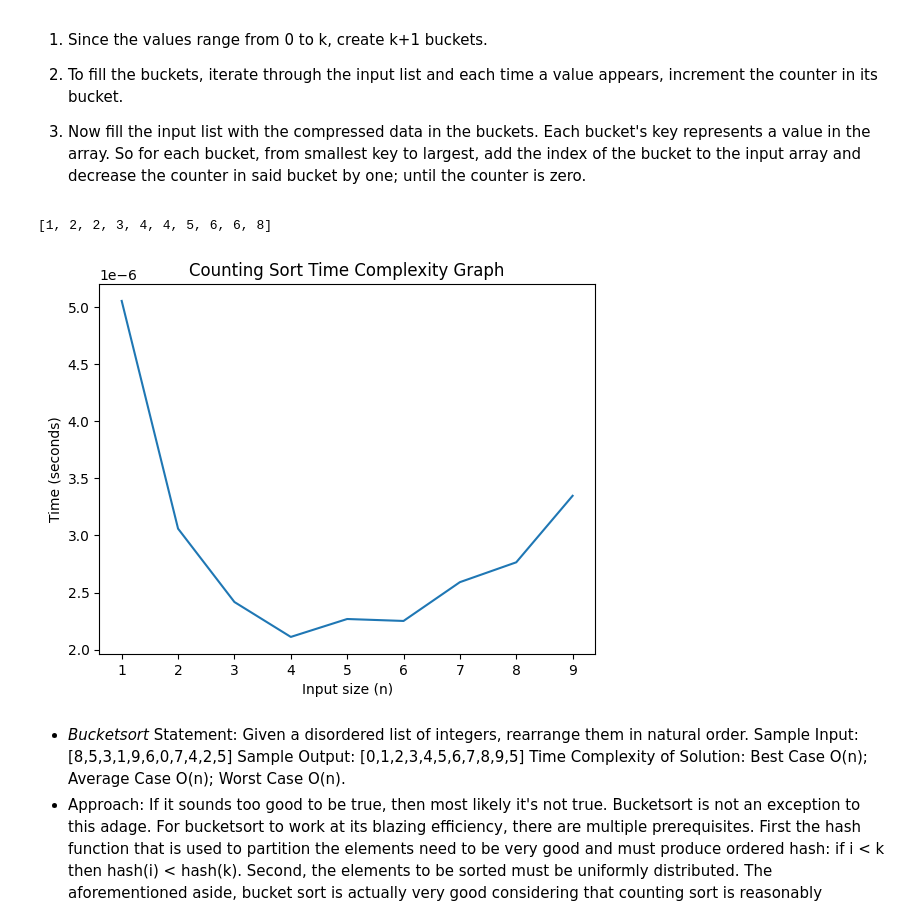
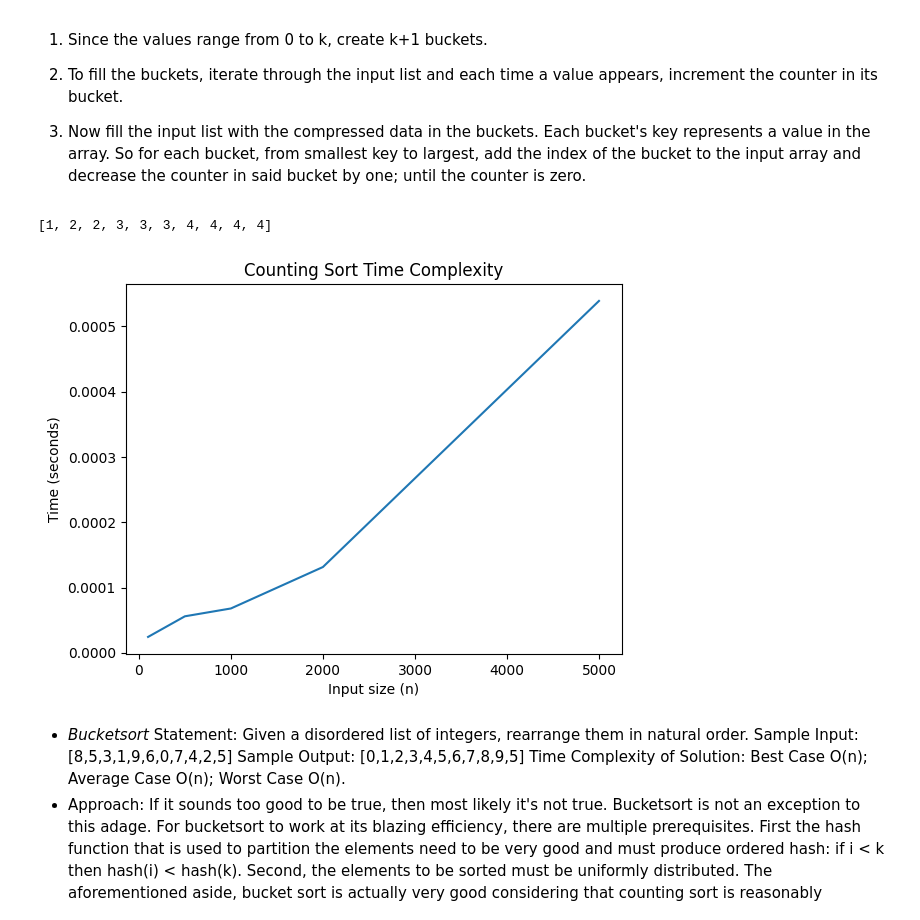
Before and after one commit to Harshitd1/algoAndProblemSolving, a Jupyter notebook: Lab_6.ipynb, the cells around one changed output. Cells and saved outputs as stored; diff of their text form; code cells hidden in the pictures.

```diff
--- a/Lab_6.ipynb
+++ b/Lab_6.ipynb
@@ -22,36 +22,38 @@ each time a value appears, increment the counter in its bucket.
 buckets. Each bucket's key represents a value in the  array. So for each bucket, from smallest key to largest, add the index of the bucket to the input array and decrease the counter in said bucket by one; until the counter is zero.
 # %%
 #write code for above cell and compute the running time and also plot graph.
-import timeit
 import time
+import random
 import matplotlib.pyplot as plt
 def counting_sort(arr):
-  max_value = max(arr)
-  c= [0] * (max_value + 1)
-  for num in arr:
-    c[num] += 1
-  sorted = []
-  for i in range(len(c)):
-    sorted.extend([i] * c[i])
-  return sorted
-og=[3,5,4,8,6,6,4,2,1,2]
-print(counting_sort(og))
-n_value=list(range(1,10))
-time_values=[]
-for n in n_value:
-  data=range(n)
-  start=time.perf_counter()
-  counting_sort(data)
-  end=time.perf_counter()
-  time_values.append(end-start)
-plt.plot(n_value, time_values)
+    if len(arr) == 0:
+        return arr
+    max_value = max(arr)
+    count = [0] * (max_value + 1)
+    for num in arr:
+        count[num] += 1
+    sorted_arr = []
+    for i in range(len(count)):
+        sorted_arr.extend([i] * count[i])
+    return sorted_arr
+arr = [4,3,2,1,4,3,2,4,3,4]
+print(counting_sort(arr))
+n_values = [100, 500, 1000, 2000, 5000]
+time_values = []
+for n in n_values:
+    data = [random.randint(0, 50) for _ in range(n)]
+    start = time.perf_counter()
+    counting_sort(data)
+    end = time.perf_counter()
+    time_values.append(end - start)
+plt.plot(n_values, time_values)
 plt.xlabel("Input size (n)")
 plt.ylabel("Time (seconds)")
-plt.title("Counting Sort Time Complexity Graph")
+plt.title("Counting Sort Time Complexity")
 plt.show()
 # %% [output]
-[1, 2, 2, 3, 4, 4, 5, 6, 6, 8]
+[1, 2, 2, 3, 3, 3, 4, 4, 4, 4]
-[figure, old version]
+[figure, new version]
 # %% [markdown]
  - *Bucketsort*
 Statement:
```
Also changed, not shown: parts of 2 cells of this notebook.
